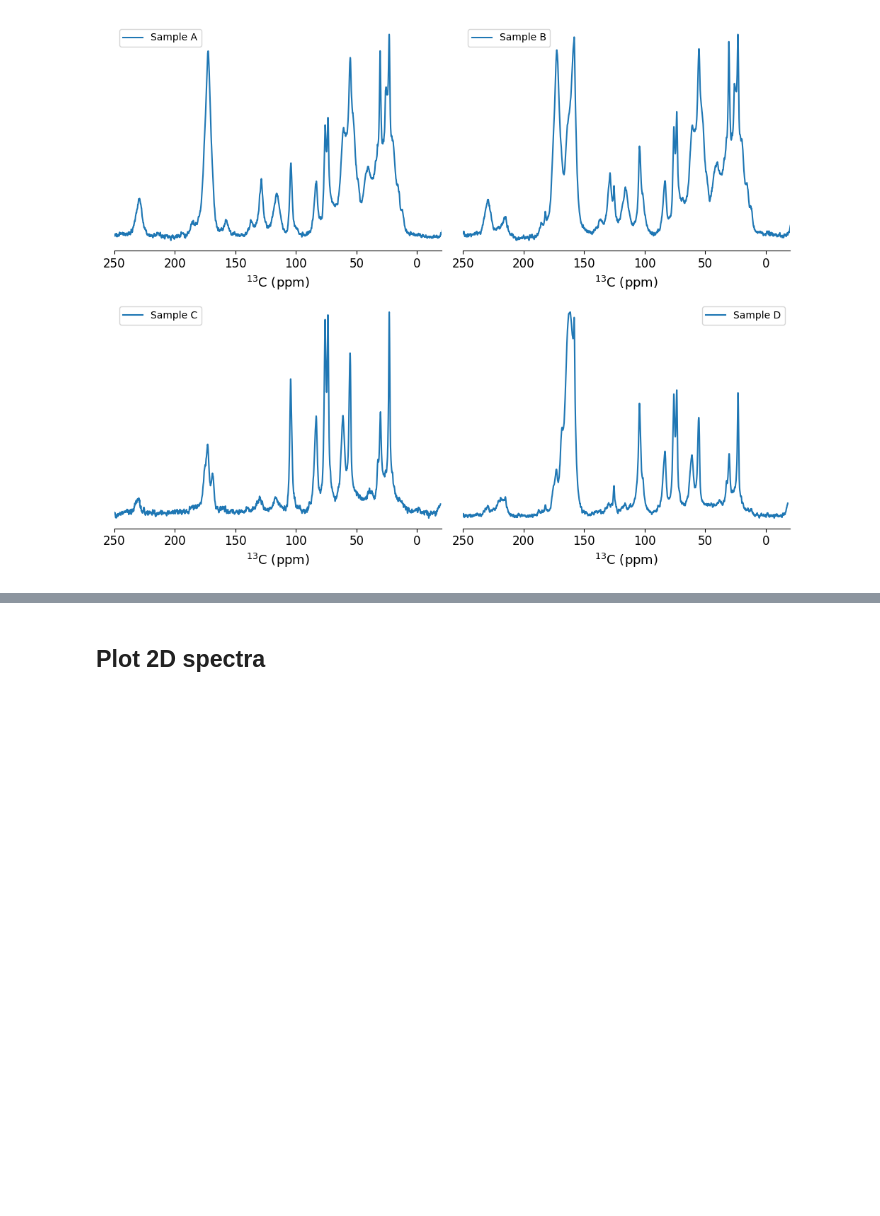
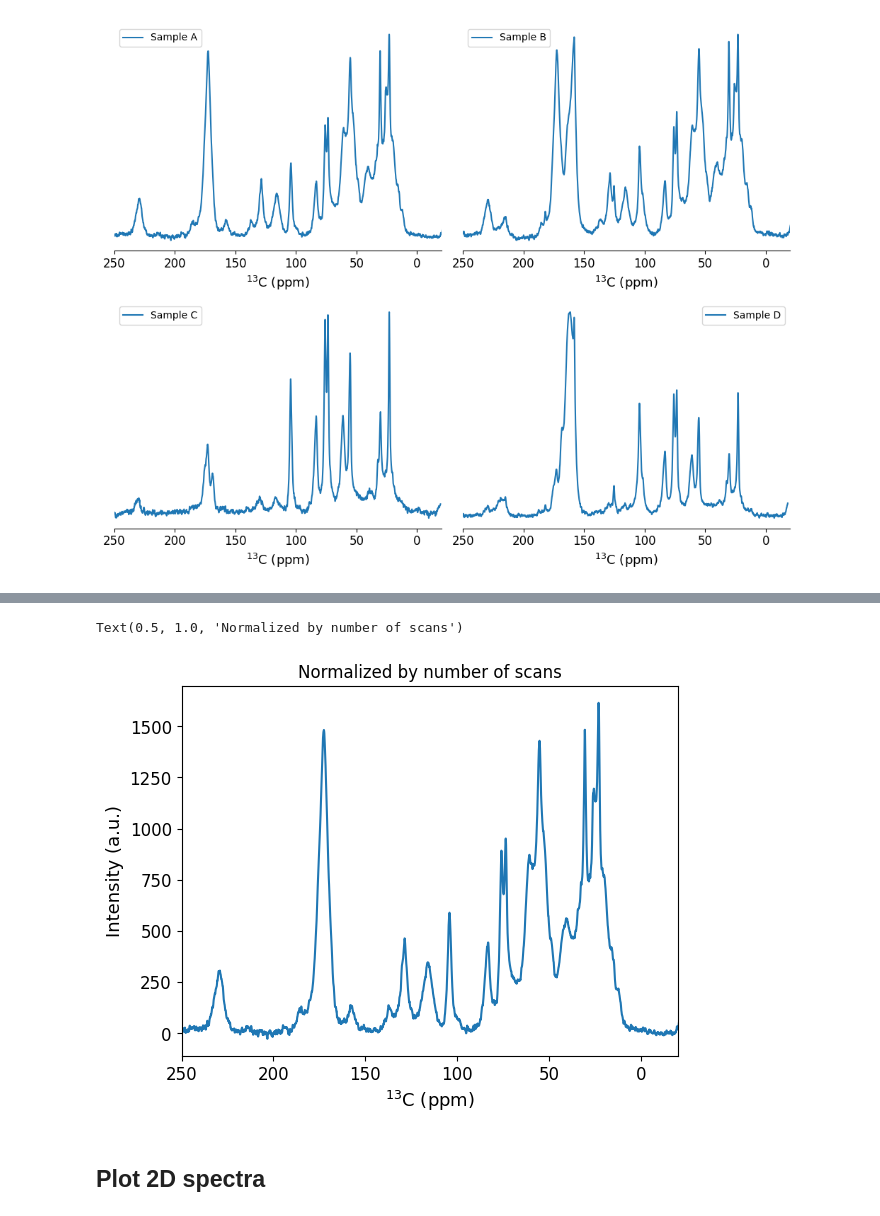
Before and after one commit to nuts-org/spinplots, a Jupyter notebook: docs/user_guide/easy_plots.ipynb, the cells around one changed output, grey strips where cells are left out. Cells and saved outputs as stored; diff of their text form; code cells hidden in the pictures; blank space fills up the shorter version.

```diff
--- a/docs/user_guide/easy_plots.ipynb
+++ b/docs/user_guide/easy_plots.ipynb
@@ -83,0 +96,10 @@ bruker1d_grid([path + '8/pdata/1', path + '12/pdata/1', path + '33/pdata/1', pat
+# %%
+_, ax2 = bruker1d(['../../data/1D/8/pdata/1'],
+                    return_fig=True,
+                    normalized='scans',
+                    frame=True,
+                    xlim=(250, -20))
+ax2.set_title('Normalized by number of scans')
+# %% [output]
+Text(0.5, 1.0, 'Normalized by number of scans')
+[figure, added]
```
Also changed, not shown: parts of 6 cells of this notebook, 10 other files.
